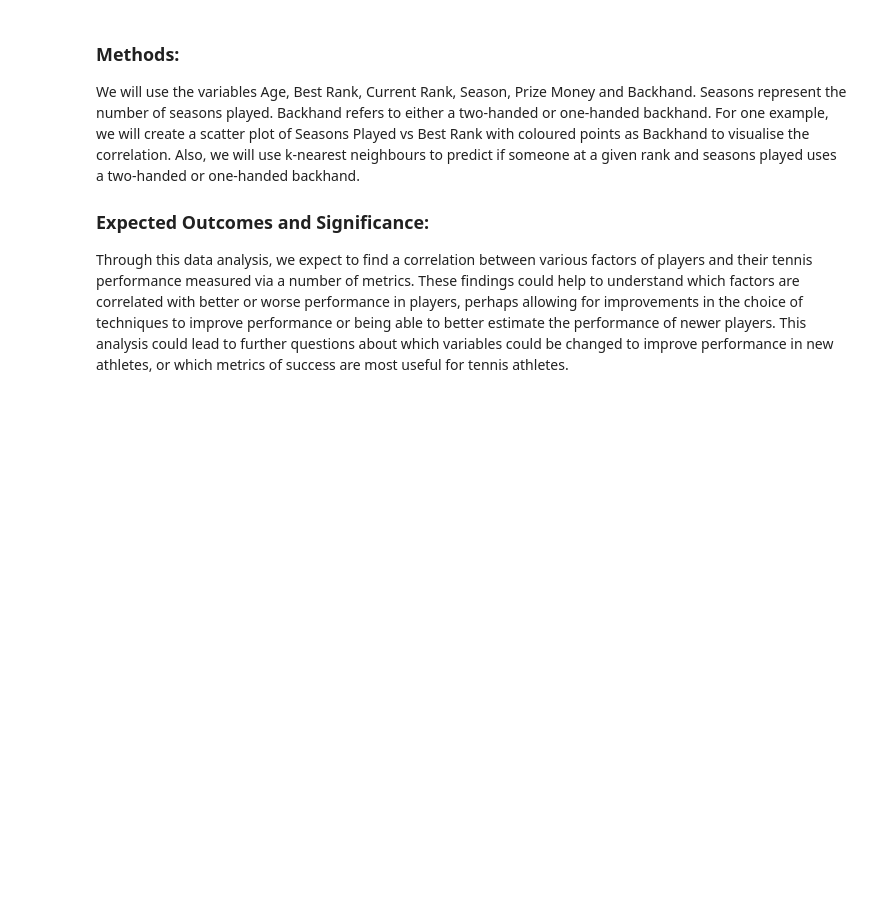
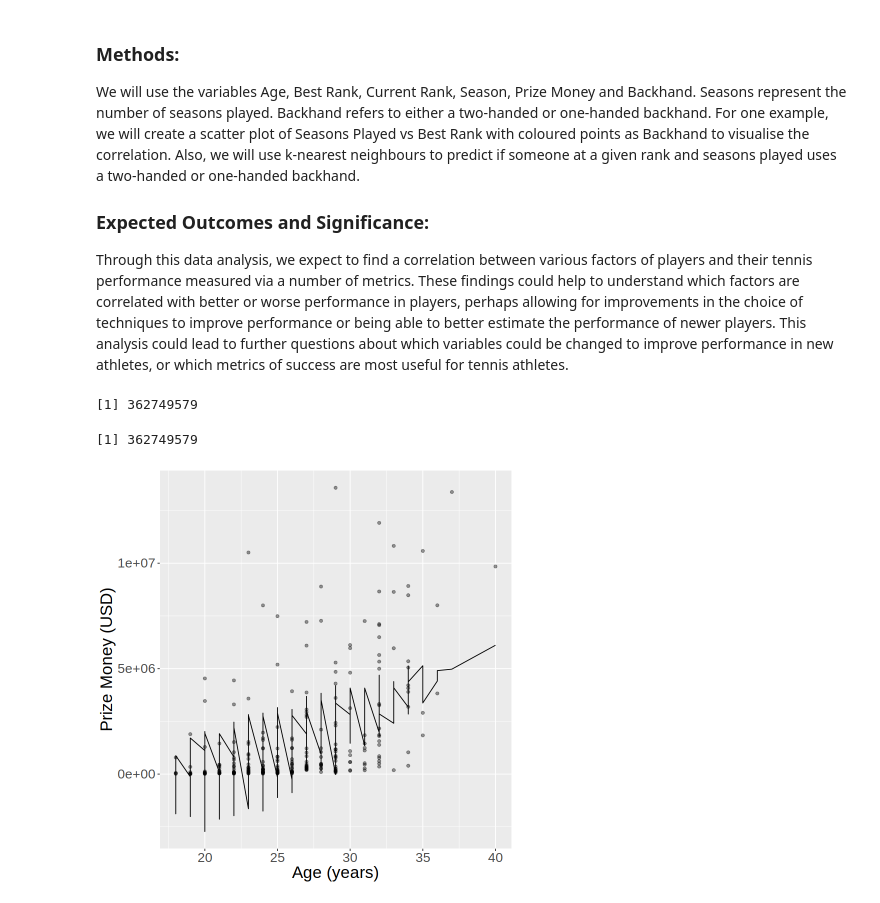
Before and after one commit to aejessen/DSCI100_project, a Jupyter notebook: project.ipynb, the cells around one changed output. Drawn from its saved outputs; the diff is of its cells as text; code cells hidden in the pictures; blank space fills up the shorter version.

```diff
--- a/project.ipynb
+++ b/project.ipynb
@@ -213,3 +221,48 @@ We will use the variables Age, Best Rank, Current Rank, Season, Prize Money and
 ### Expected Outcomes and Significance:
 
 Through this data analysis, we expect to find a correlation between various factors of players and their tennis performance measured via a number of metrics. These findings could help to understand which factors are correlated with better or worse performance in players, perhaps allowing for improvements in the choice of techniques to improve performance or being able to better estimate the performance of newer players. This analysis could lead to further questions about which variables could be changed to improve performance in new athletes, or which metrics of success are most useful for tennis athletes.
+# %%
+
+
+lm_rmse <- tennis_fit |>
+  predict(training_data) |>
+  bind_cols(training_data) |>
+  metrics(truth = prize_money, estimate = .pred) |>
+  filter(.metric == "rmse") |>
+  select(.estimate) |>
+  pull()
+
+lm_rmse
+# %% [output]
+[1] 362749579
+# %%
+
+lm_rmspe <- tennis_fit |>
+ predict(training_data) |>
+  bind_cols(training_data) |>
+  metrics(truth = prize_money, estimate = .pred) |>
+  filter(.metric == "rmse") |>
+  select(.estimate) |>
+  pull()
+
+lm_rmspe
+# %% [output]
+[1] 362749579
+# %%
+ tennis_preds <- tennis_fit |>
+   predict(training_data) |>
+   bind_cols(training_data)
+
+ lm_predictions <- tennis_preds |>
+     ggplot(aes(x = age, y = prize_money)) +
+         geom_point(alpha = 0.4) +
+         geom_line(
+             mapping = aes(x = age, y = .pred),
+             color = "black") +
+         xlab("Age (years)") +
+         ylab("Prize Money (USD)") +
+         theme(text = element_text(size = 20))
+
+lm_predictions
+# %% [output]
+[figure, added]
```
Also changed, not shown: parts of 5 cells of this notebook.
